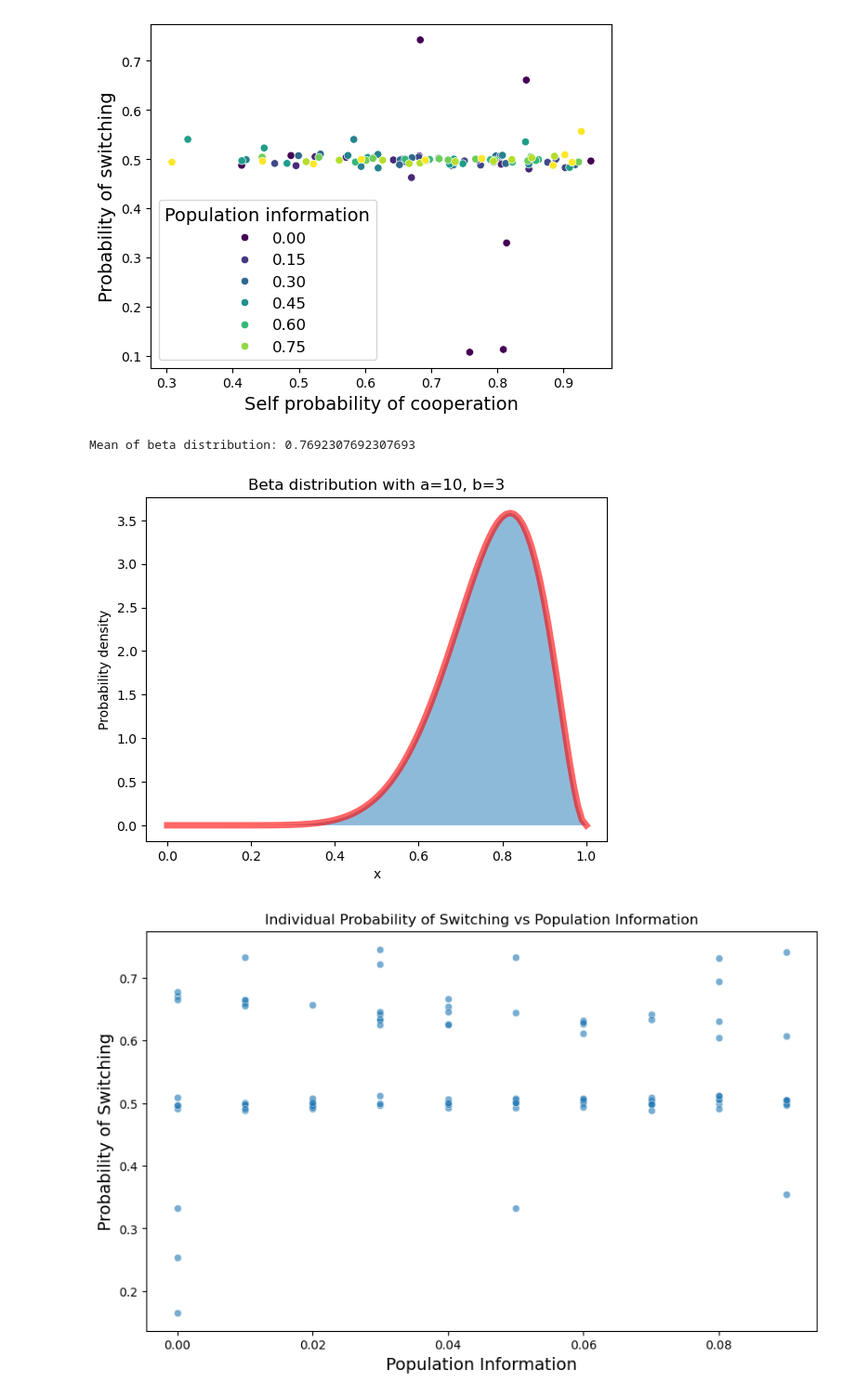
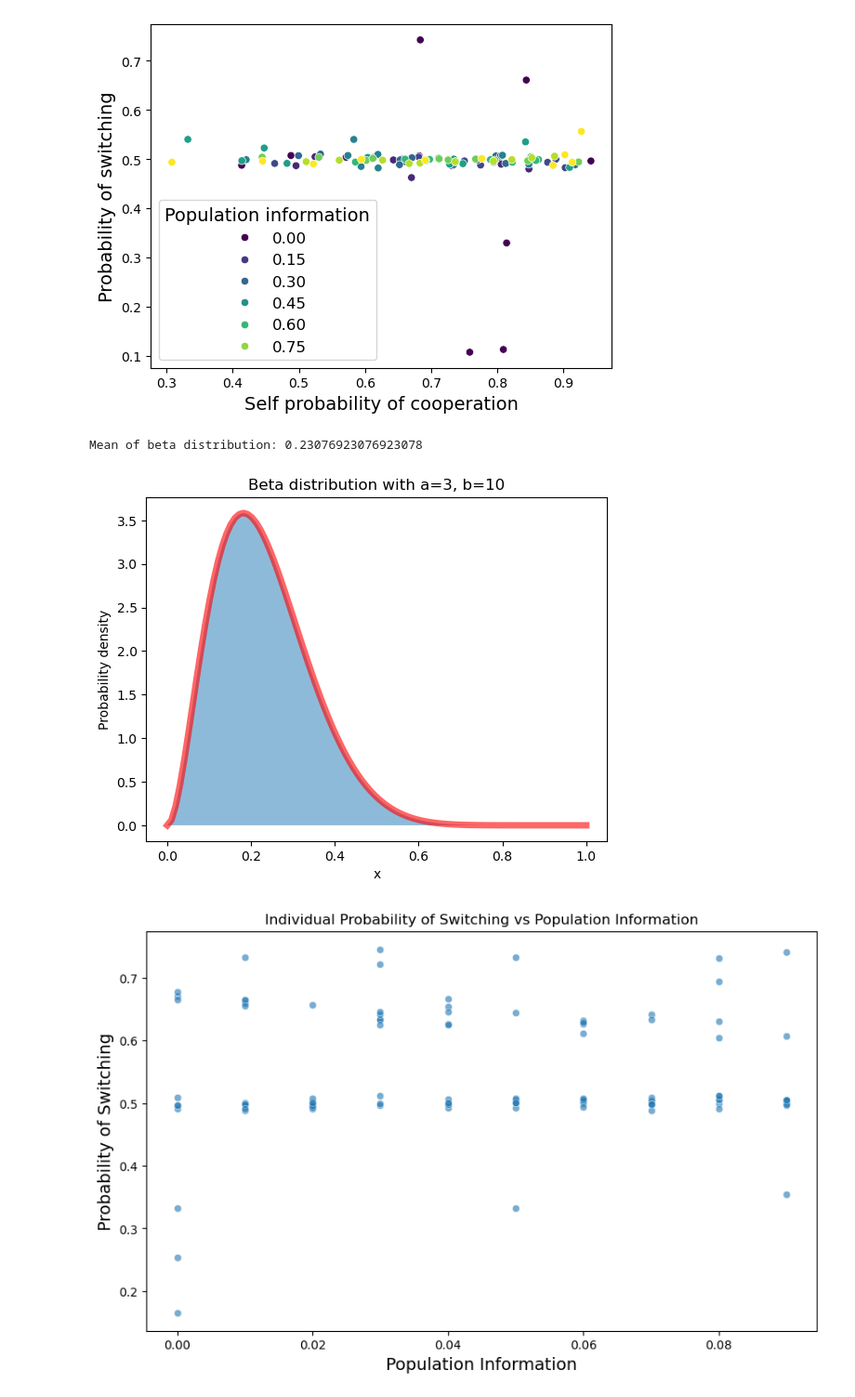
Before and after one commit to beckypadget/partnerswitching_model, a Jupyter notebook: model-classic.ipynb, the cells around one changed output. Shown at 93% size. Saved outputs shown, nothing was run; the diff lists cells and outputs as text; code cells hidden in the pictures.

```diff
--- a/model-classic.ipynb
+++ b/model-classic.ipynb
@@ -312,23 +312,27 @@ plt.show()
 [figure]
 # %%
 # plot pdf of beta given a and b
+import matplotlib.pyplot as plt
+import numpy as np
+import scipy.stats as stats
+
 fig, ax = plt.subplots()
 x = np.linspace(0, 1, 100)
-a = 10
-b = 3
+a = 3
+b = 10
 y = stats.beta.pdf(x, a, b)
 # print the mean of the beta
 mean = stats.beta.mean(a, b)
 print('Mean of beta distribution:', mean)
 ax.plot(x, y, 'r-', lw=5, alpha=0.6, label='beta pdf')
 ax.fill_between(x, y, alpha=0.5)
 ax.set_xlabel('x')
 ax.set_ylabel('Probability density')
 ax.set_title("Beta distribution with a={}, b={}".format(a, b))
 plt.show()
 # %% [output]
-Mean of beta distribution: 0.7692307692307693
+Mean of beta distribution: 0.23076923076923078
-[figure, old version]
+[figure, new version]
 # %%
 
 # Assuming Population and Animal classes are defined elsewhere
```
Also changed, not shown: 3 other files.
